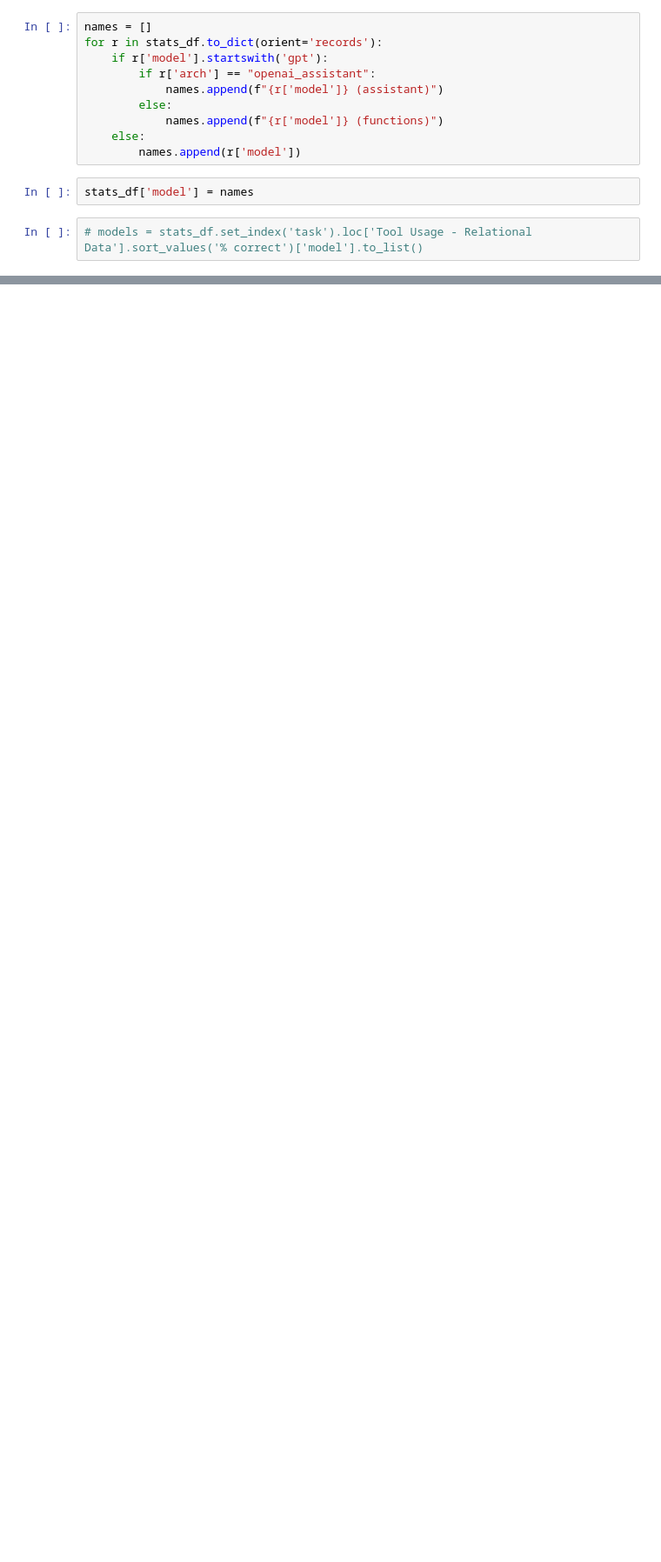
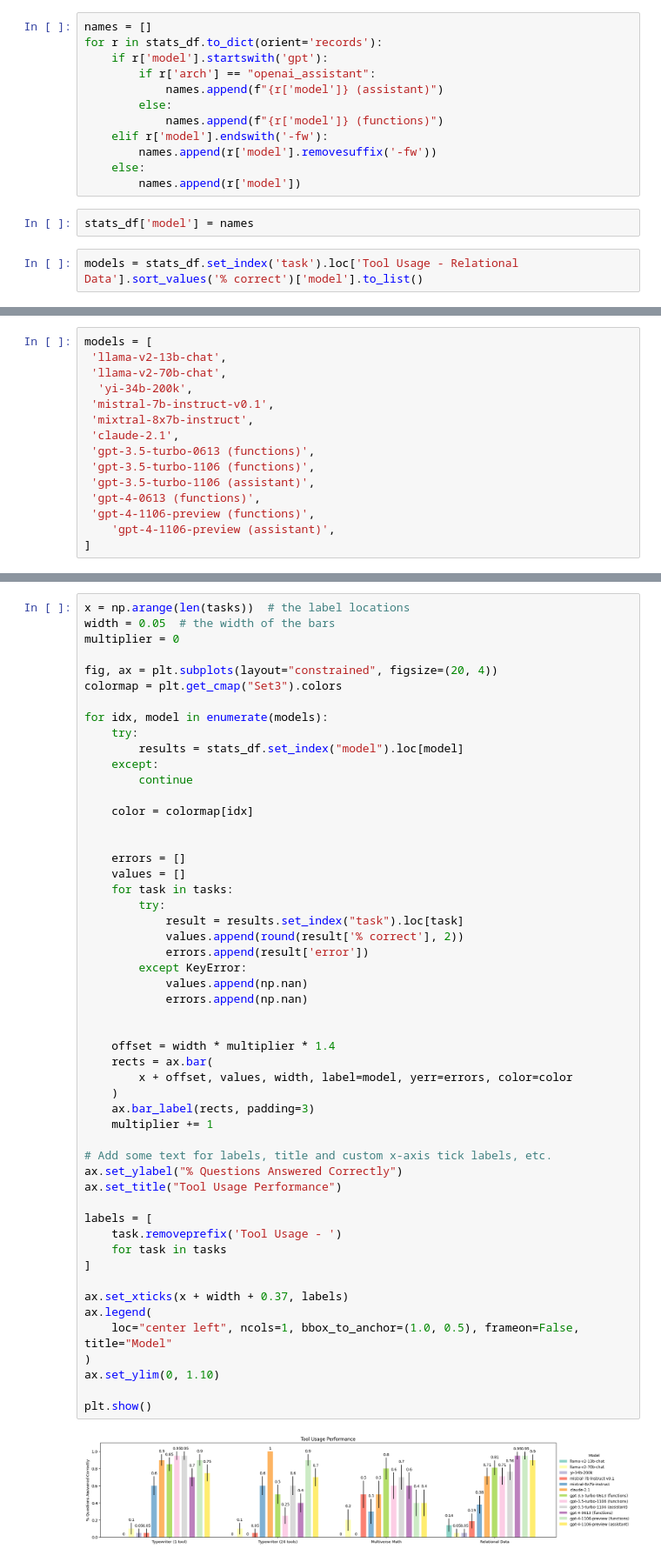
Before and after one commit to langchain-ai/langchain-benchmarks, a Jupyter notebook: docs/source/notebooks/tool_usage/analysis.ipynb, the cells around one changed output, grey strips where cells are left out. Shown at 87% size. Cells and saved outputs as stored; diff of their text form; blank space fills up the shorter version.

```diff
--- a/docs/source/notebooks/tool_usage/analysis.ipynb
+++ b/docs/source/notebooks/tool_usage/analysis.ipynb
@@ -137,9 +125,11 @@ for r in stats_df.to_dict(orient='records'):
             names.append(f"{r['model']} (assistant)")
         else:
             names.append(f"{r['model']} (functions)")
+    elif r['model'].endswith('-fw'):
+        names.append(r['model'].removesuffix('-fw'))
     else:
         names.append(r['model'])
 # %%
 stats_df['model'] = names
 # %%
-# models = stats_df.set_index('task').loc['Tool Usage - Relational Data'].sort_values('% correct')['model'].to_list()
+models = stats_df.set_index('task').loc['Tool Usage - Relational Data'].sort_values('% correct')['model'].to_list()
@@ -199,0 +151,15 @@ plt.show()
+# %%
+models = [
+ 'llama-v2-13b-chat',
+ 'llama-v2-70b-chat',
+  'yi-34b-200k',
+ 'mistral-7b-instruct-v0.1',
+ 'mixtral-8x7b-instruct',
+ 'claude-2.1',
+ 'gpt-3.5-turbo-0613 (functions)',
+ 'gpt-3.5-turbo-1106 (functions)',
+ 'gpt-3.5-turbo-1106 (assistant)',
+ 'gpt-4-0613 (functions)',
+ 'gpt-4-1106-preview (functions)',
+    'gpt-4-1106-preview (assistant)',
+]
@@ -199,0 +186,54 @@ plt.show()
+# %%
+x = np.arange(len(tasks))  # the label locations
+width = 0.05  # the width of the bars
+multiplier = 0
+
+fig, ax = plt.subplots(layout="constrained", figsize=(20, 4))
+colormap = plt.get_cmap("Set3").colors
+
+for idx, model in enumerate(models):
+    try:
+        results = stats_df.set_index("model").loc[model]
+    except:
+        continue
+
+    color = colormap[idx]
+
+
+    errors = []
+    values = []
+    for task in tasks:
+        try:
+            result = results.set_index("task").loc[task]
+            values.append(round(result['% correct'], 2))
+            errors.append(result['error'])
+        except KeyError:
+            values.append(np.nan)
+            errors.append(np.nan)
+
+
+    offset = width * multiplier * 1.4
+    rects = ax.bar(
+        x + offset, values, width, label=model, yerr=errors, color=color
+    )
+    ax.bar_label(rects, padding=3)
+    multiplier += 1
+
+# Add some text for labels, title and custom x-axis tick labels, etc.
+ax.set_ylabel("% Questions Answered Correctly")
+ax.set_title("Tool Usage Performance")
+
+labels = [
+    task.removeprefix('Tool Usage - ')
+    for task in tasks
+]
+
+ax.set_xticks(x + width + 0.37, labels)
+ax.legend(
+    loc="center left", ncols=1, bbox_to_anchor=(1.0, 0.5), frameon=False, title="Model"
+)
+ax.set_ylim(0, 1.10)
+
+plt.show()
+# %% [output]
+[figure, added]
```
Also changed, not shown: parts of 11 cells of this notebook.
